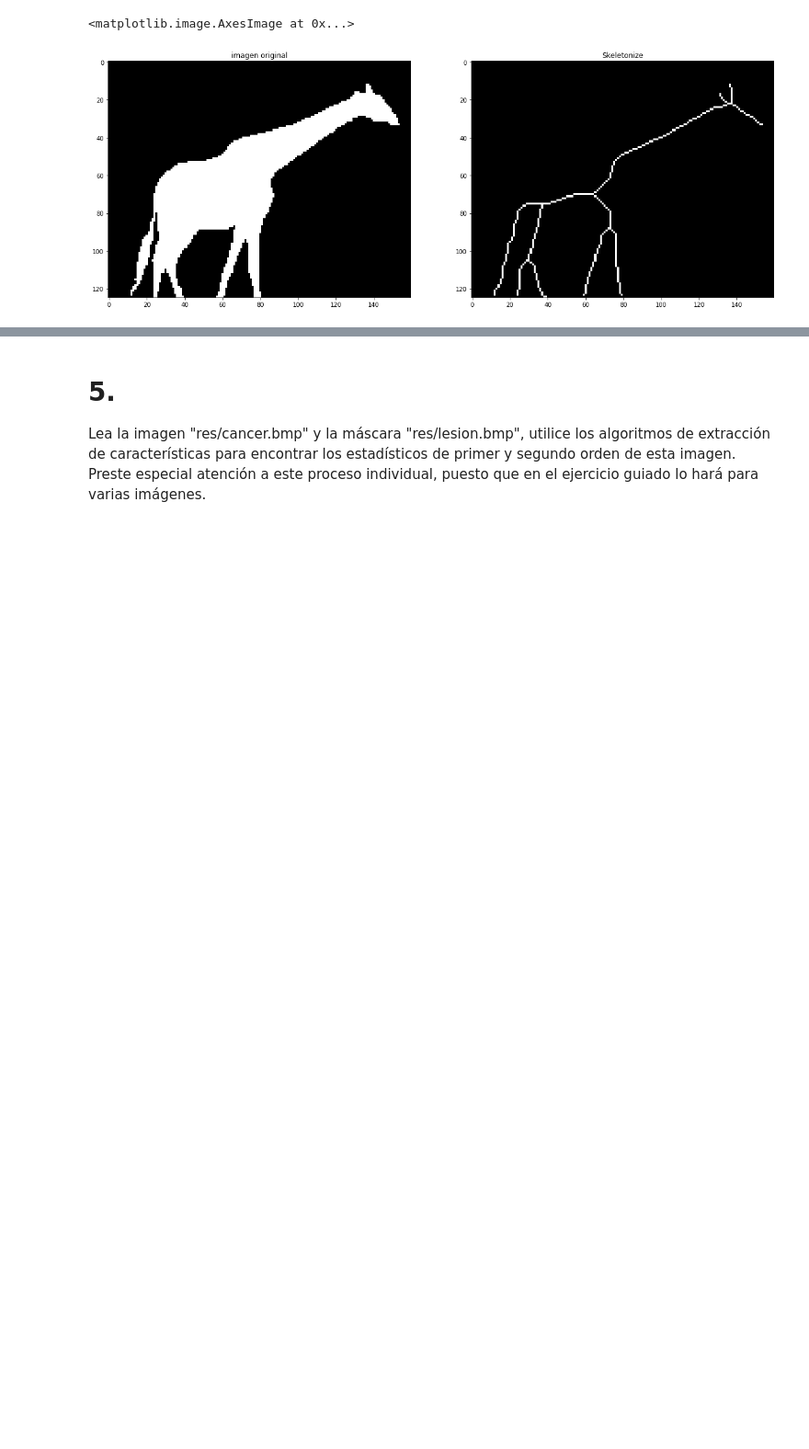
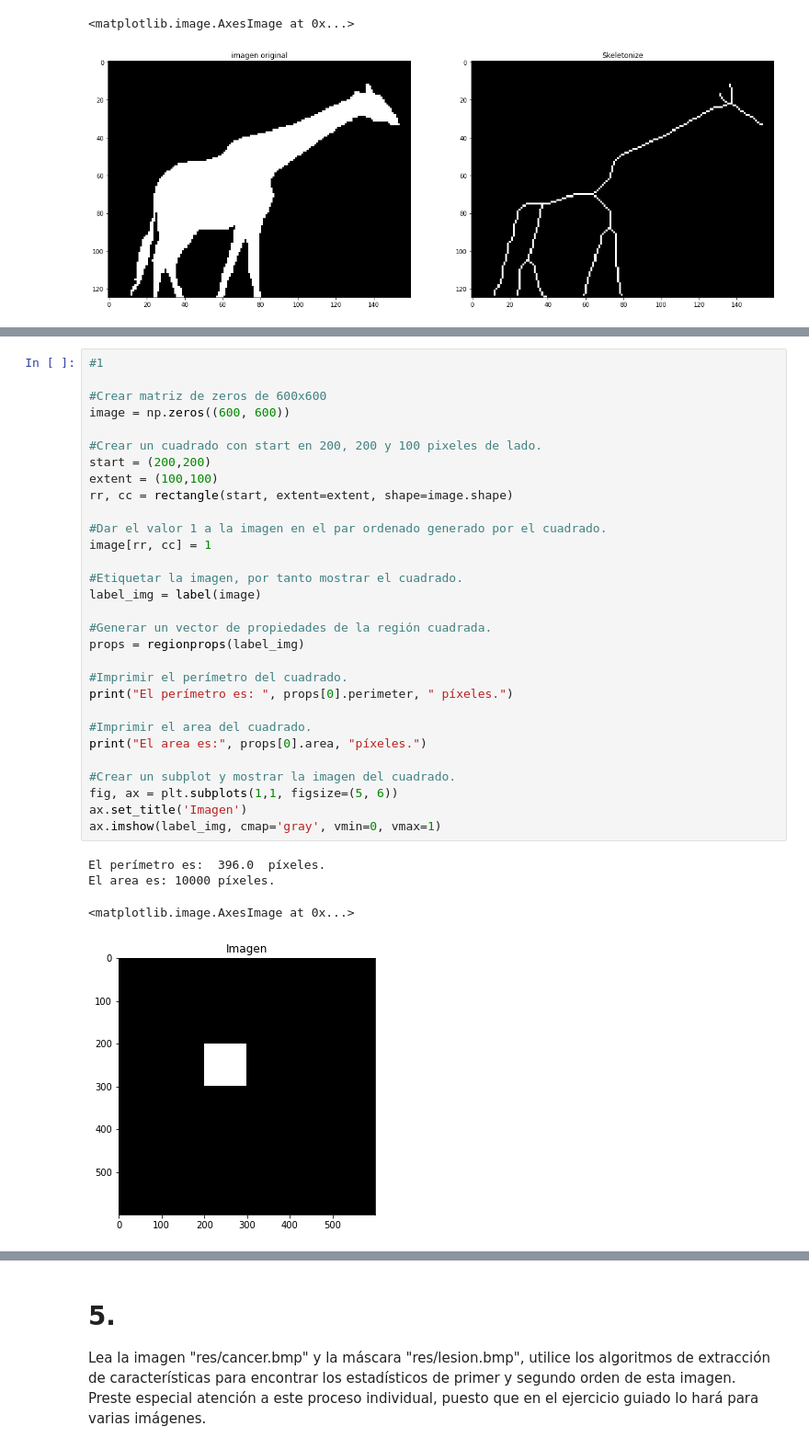
Before and after one commit to edcalderon/visionartifical, a Jupyter notebook: Practica 5 morfo excarac/Practica 5 Morfología y Extracción.ipynb, the cells around one changed output, grey strips where cells are left out. Shown: that part at 92% size. Saved outputs shown, nothing was run; the diff lists cells and outputs as text; blank space fills up the shorter version.

```diff
--- a/Practica 5 morfo excarac/Practica 5 Morfología y Extracción.ipynb
+++ b/Practica 5 morfo excarac/Practica 5 Morfología y Extracción.ipynb
@@ -280,3 +287,38 @@ Una vez tenga la imagen anterior, realice los siguientes pasos (Debe realizar UN
 5. Imprima el cuadrado con el centroide y el contorno, junto a la medida entre el contorno y el centroide.
 6. ¿Cuál es el diámetro equivalente? imprímalo.
 7. Imprima los momentos de HU y sus logaritmos.
+# %%
+#1
+
+#Crear matriz de zeros de 600x600
+image = np.zeros((600, 600))
+
+#Crear un cuadrado con start en 200, 200 y 100 pixeles de lado.
+start = (200,200)
+extent = (100,100)
+rr, cc = rectangle(start, extent=extent, shape=image.shape)
+
+#Dar el valor 1 a la imagen en el par ordenado generado por el cuadrado.
+image[rr, cc] = 1
+
+#Etiquetar la imagen, por tanto mostrar el cuadrado.
+label_img = label(image)
+
+#Generar un vector de propiedades de la región cuadrada.
+props = regionprops(label_img)
+
+#Imprimir el perímetro del cuadrado.
+print("El perímetro es: ", props[0].perimeter, " píxeles.")
+
+#Imprimir el area del cuadrado.
+print("El area es:", props[0].area, "píxeles.")
+
+#Crear un subplot y mostrar la imagen del cuadrado.
+fig, ax = plt.subplots(1,1, figsize=(5, 6))
+ax.set_title('Imagen')
+ax.imshow(label_img, cmap='gray', vmin=0, vmax=1)
+# %% [output]
+El perímetro es:  396.0  píxeles.
+El area es: 10000 píxeles.
+<matplotlib.image.AxesImage at 0x...>
+[figure, added]
```
Also changed, not shown: parts of 7 cells of this notebook.
